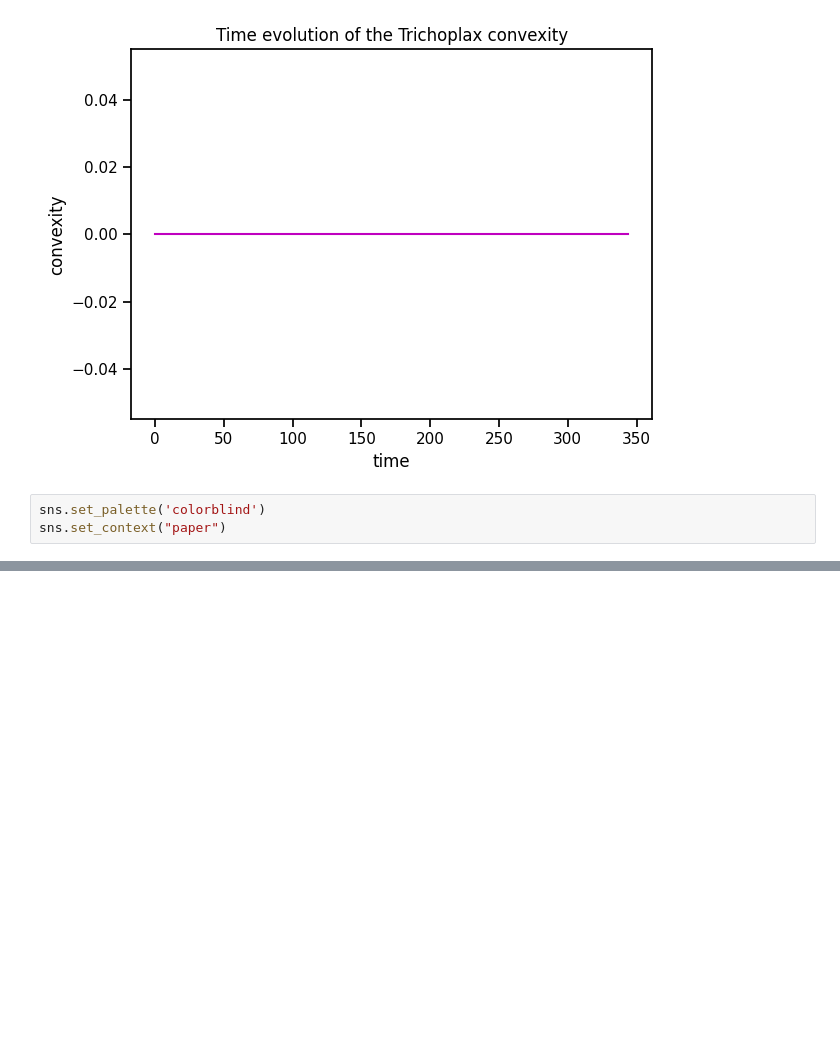
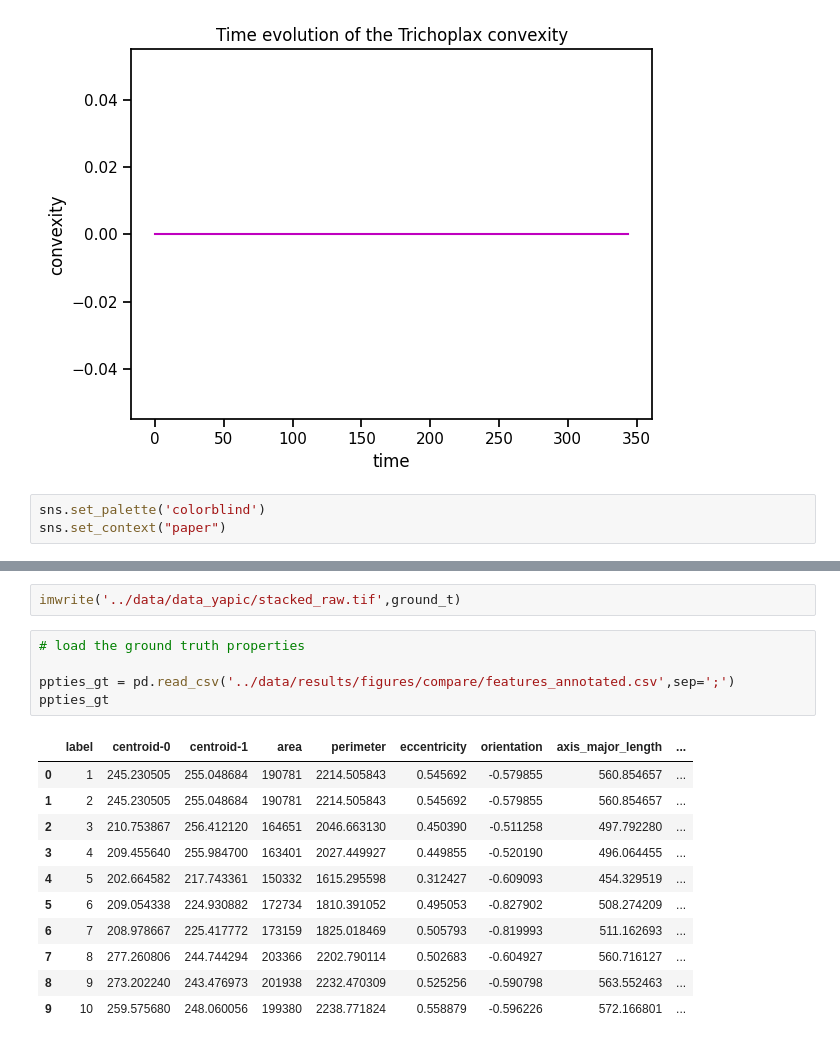
Before and after one commit to GuignardLab/placozoa_tracking, a Jupyter notebook: notebooks/Comparing_segmentation.ipynb, the cells around one changed output, grey strips where cells are left out. Drawn from its saved outputs; the diff is of its cells as text; blank space fills up the shorter version.

```diff
--- a/notebooks/Comparing_segmentation.ipynb
+++ b/notebooks/Comparing_segmentation.ipynb
@@ -141,0 +170,19 @@ for i,j,k in zip(files,figure,color):
+# %%
+imwrite('../data/data_yapic/stacked_raw.tif',ground_t)
+# %%
+# load the ground truth properties
+
+ppties_gt = pd.read_csv('../data/results/figures/compare/features_annotated.csv',sep=';')
+ppties_gt
+# %% [output]
+|  | label | centroid-0 | centroid-1 | area | perimeter | eccentricity | orientation | axis_major_length | ... |
+| 0 | 1 | 245.230505 | 255.048684 | 190781 | 2214.505843 | 0.545692 | -0.579855 | 560.854657 | ... |
+| 1 | 2 | 245.230505 | 255.048684 | 190781 | 2214.505843 | 0.545692 | -0.579855 | 560.854657 | ... |
+| 2 | 3 | 210.753867 | 256.412120 | 164651 | 2046.663130 | 0.450390 | -0.511258 | 497.792280 | ... |
+| 3 | 4 | 209.455640 | 255.984700 | 163401 | 2027.449927 | 0.449855 | -0.520190 | 496.064455 | ... |
+| 4 | 5 | 202.664582 | 217.743361 | 150332 | 1615.295598 | 0.312427 | -0.609093 | 454.329519 | ... |
+| 5 | 6 | 209.054338 | 224.930882 | 172734 | 1810.391052 | 0.495053 | -0.827902 | 508.274209 | ... |
+| 6 | 7 | 208.978667 | 225.417772 | 173159 | 1825.018469 | 0.505793 | -0.819993 | 511.162693 | ... |
+| 7 | 8 | 277.260806 | 244.744294 | 203366 | 2202.790114 | 0.502683 | -0.604927 | 560.716127 | ... |
+| 8 | 9 | 273.202240 | 243.476973 | 201938 | 2232.470309 | 0.525256 | -0.590798 | 563.552463 | ... |
+| 9 | 10 | 259.575680 | 248.060056 | 199380 | 2238.771824 | 0.558879 | -0.596226 | 572.166801 | ... |
```
Also changed, not shown: parts of 9 cells of this notebook, 10 other files.
